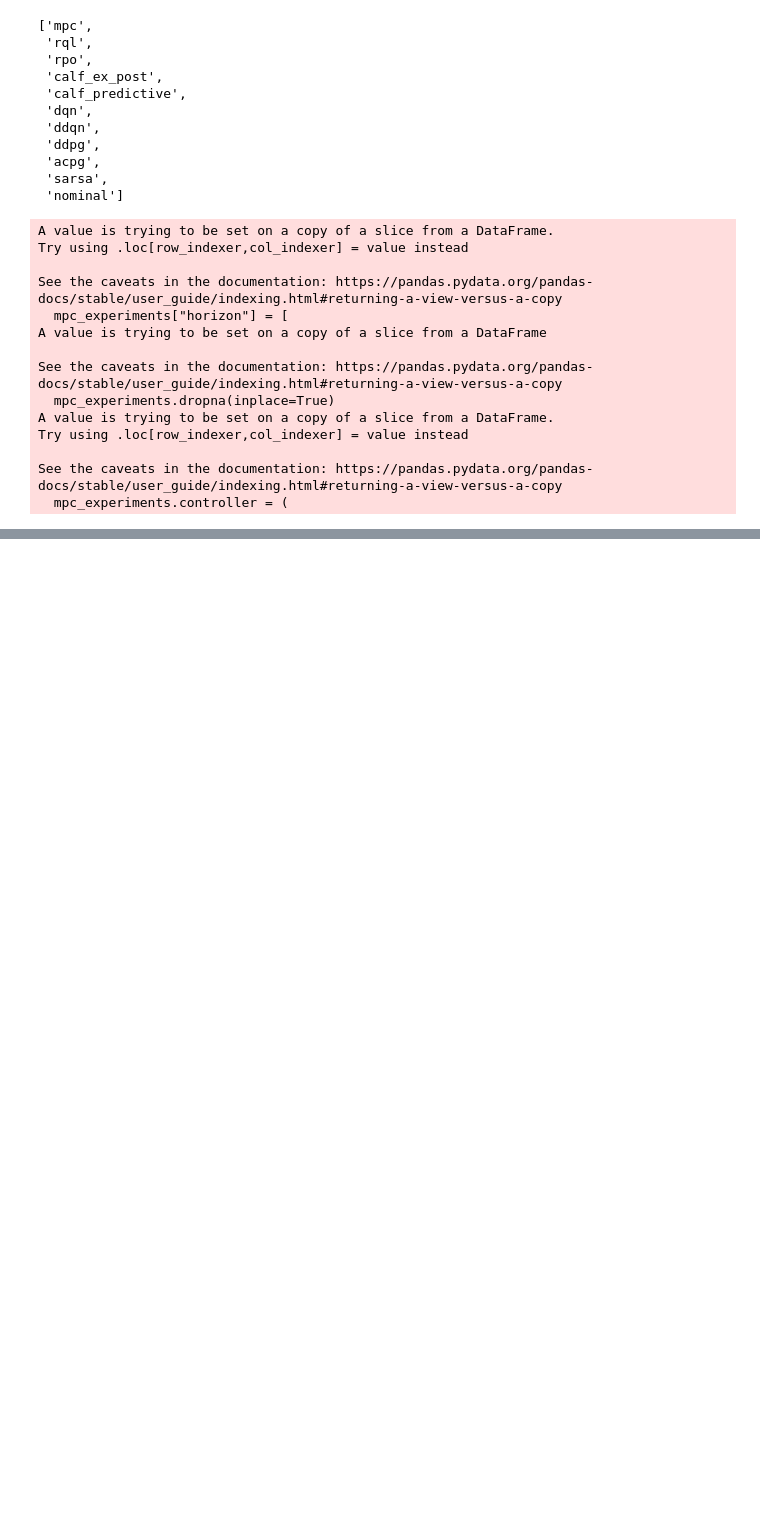
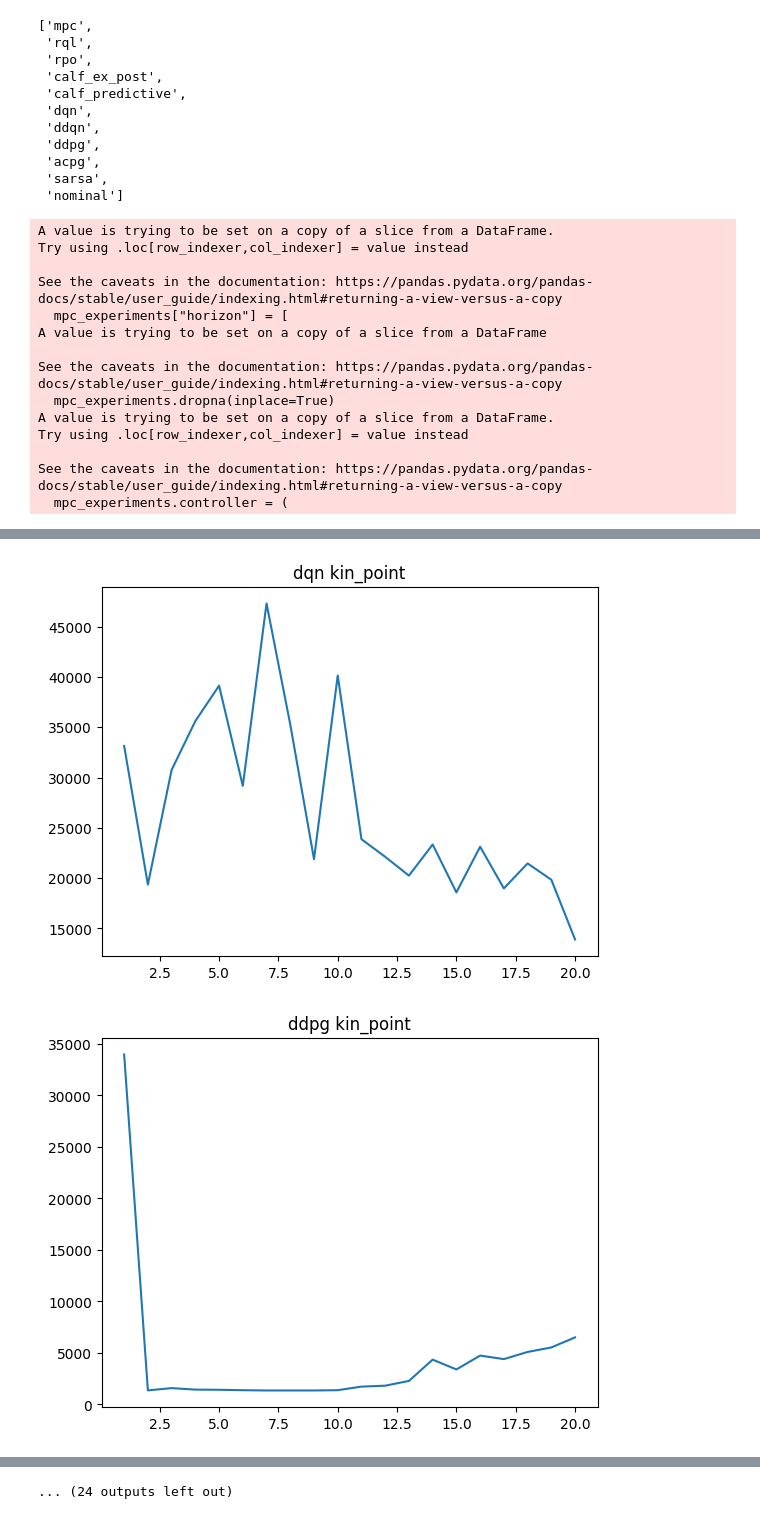
Before and after one commit to osinenkop/regelum-control, a Jupyter notebook: presets/plots.ipynb, the cells around one changed output, grey strips where cells are left out. Cells and saved outputs as stored; diff of their text form; code cells hidden in the pictures; blank space fills up the shorter version.

```diff
--- a/presets/plots.ipynb
+++ b/presets/plots.ipynb
@@ -189,0 +348,23 @@ for s in systems:
+# %%
+system_namings = {
+    "kin_point" : "Kinematic Point",
+    "3wrobot_ni" : "3-wheeled Robot",
+    "lunar_lander" : "Lunar Lander",
+    "2tank" : "2-tank system",
+    "cartpole" : "Cartpole",
+    "inv_pendulum" : "Inverted Pendulum"
+}
+
+system = "3wrobot_ni"
+
+for system in system_namings:
+    for c in aggregated:
+        if c in ["calf", "acpg", "ddpg", "dqn", "sarsa", "rpo"]:
+            if aggregated[c].get(system) is not None:
+                plt.title(c + " " + system)
+                plt.plot(aggregated[c][system].median(axis=1))
+                # plt.yscale("log")
+                plt.show()
+# %% [output]
+[figure, added]
+[figure, added]
@@ -189,0 +381 @@ for s in systems:
+... (24 outputs left out)
```
Also changed, not shown: parts of 34 cells of this notebook.
